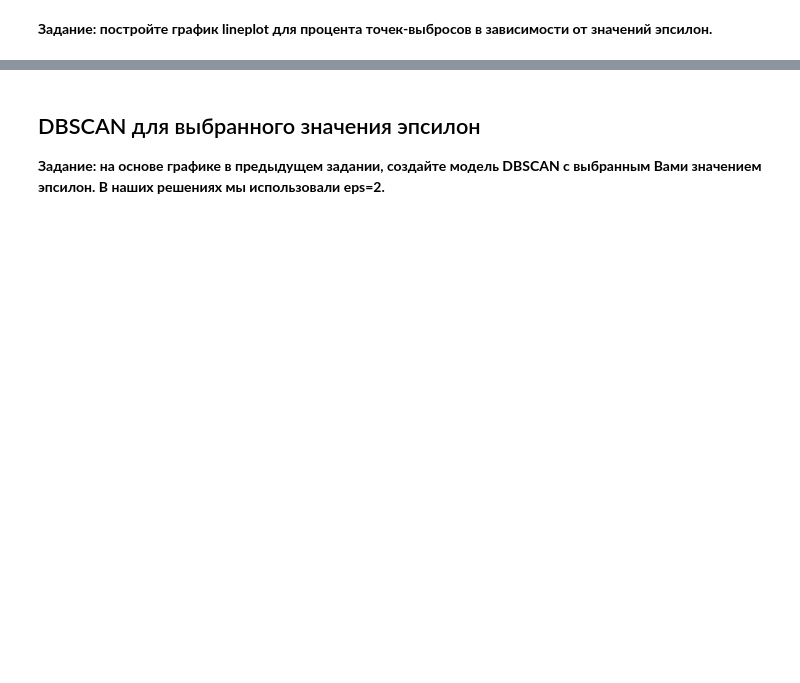
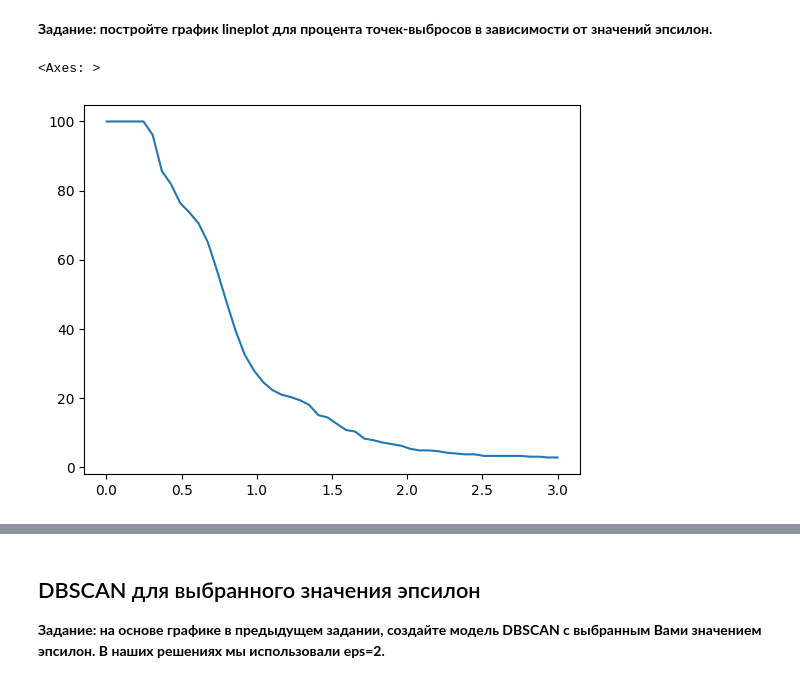
Before and after one commit to giulerg/IBM-labs, a Jupyter notebook: DBSCAN.ipynb, the cells around one changed output, grey strips where cells are left out. Saved outputs shown, nothing was run; the diff lists cells and outputs as text; code cells hidden in the pictures; blank space fills up the shorter version.

Commit message:
DBSCAN

```diff
--- a/DBSCAN.ipynb
+++ b/DBSCAN.ipynb
@@ -131,0 +120,2 @@ array([[ 1.44865163,  0.59066829,  0.05293319, ..., -0.58936716,
+# %%
+X_scaled = scaler.fit_transform(df)
@@ -137,0 +145,5 @@ array([[ 1.44865163,  0.59066829,  0.05293319, ..., -0.58936716,
+# %%
+columns = len(df.columns)
+# %%
+eps = np.linspace(0.001,3,50)
+eps
@@ -138,4 +164,15 @@ array([[ 1.44865163,  0.59066829,  0.05293319, ..., -0.58936716,
+# %%
+outliers = []
+count_elements = len(X_scaled)
+
+for i in eps:
+    arr = DBSCAN(eps=i, min_samples=columns*2).fit_predict(X_scaled)
+    outliers.append(np.sum(arr == -1)/count_elements*100)
 # %% [markdown]
 **Задание: постройте график lineplot для процента точек-выбросов в зависимости от значений эпсилон.**
 # %%
 # Напишите Ваш код в этой ячейке
+sns.lineplot(y=outliers, x=eps)
+# %% [output]
+<Axes: >
+[figure, added]
```
Also changed, not shown: parts of 33 cells of this notebook.
